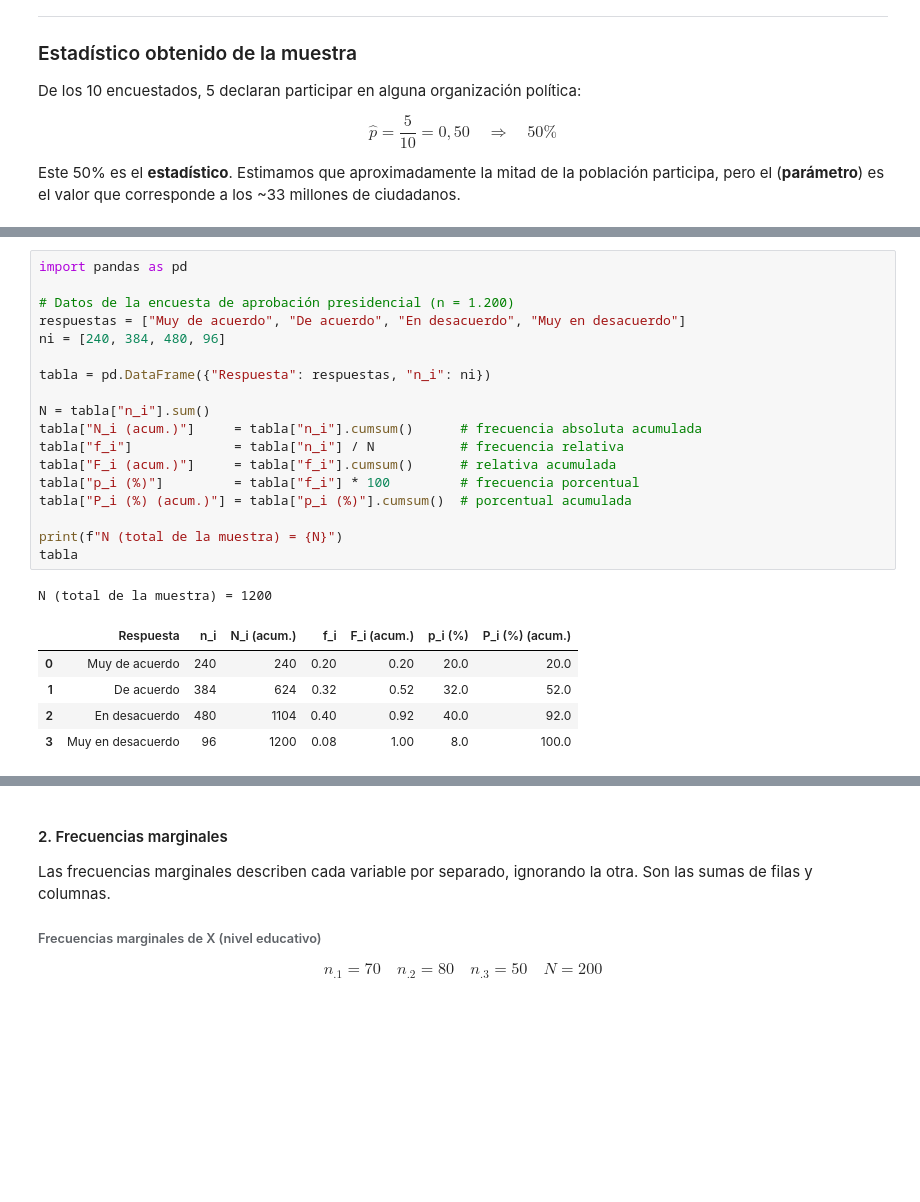
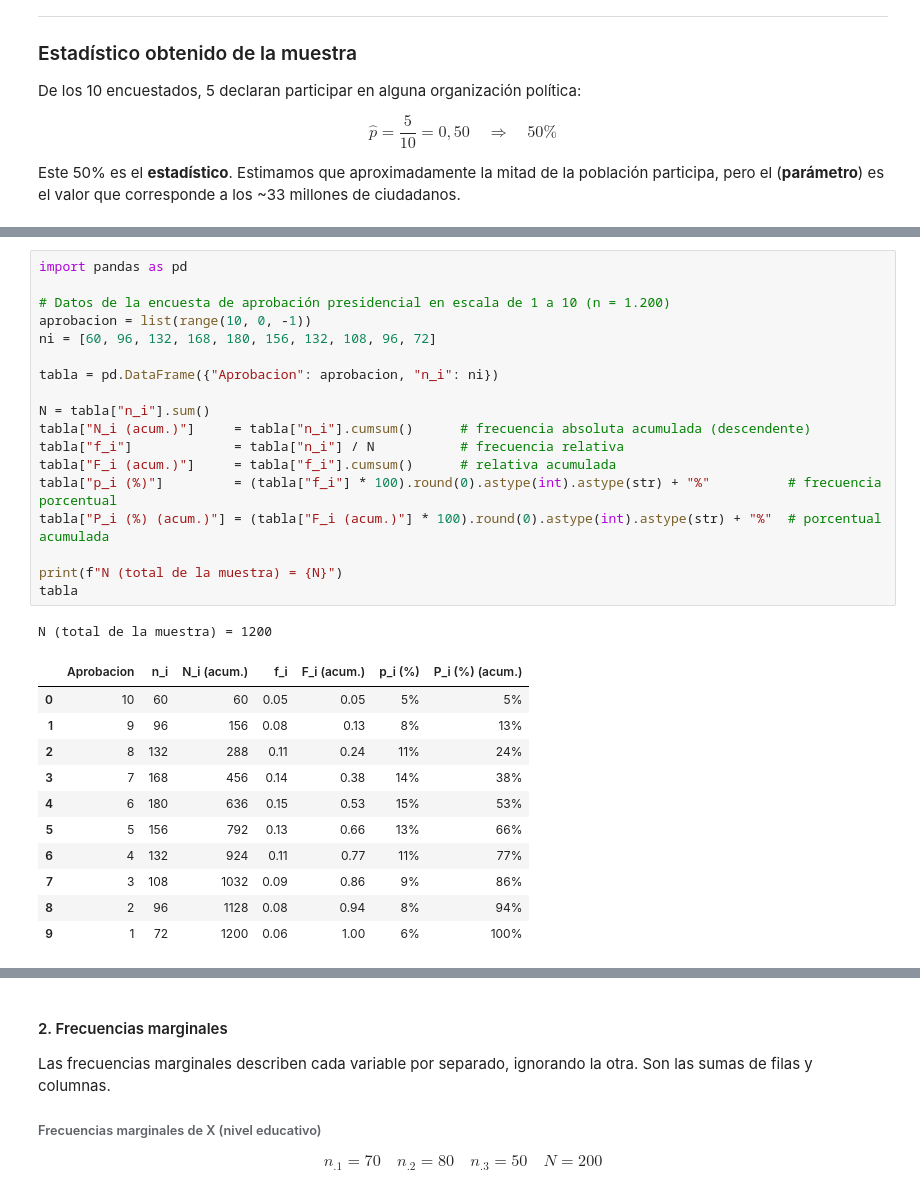
Before and after one commit to charosanchezinda-spec/met4op-2026, a Jupyter notebook: ESTADISTICA/0.Estadistica descriptiva/0.clase.ipynb, the cells around one changed output, grey strips where cells are left out. Saved outputs shown, nothing was run; the diff lists cells and outputs as text; blank space fills up the shorter version.

```diff
--- a/ESTADISTICA/0.Estadistica descriptiva/0.clase.ipynb
+++ b/ESTADISTICA/0.Estadistica descriptiva/0.clase.ipynb
@@ -286,25 +421,31 @@ La frecuencia acumulada permite responder preguntas del tipo
 # %%
 import pandas as pd
 
-# Datos de la encuesta de aprobación presidencial (n = 1.200)
-respuestas = ["Muy de acuerdo", "De acuerdo", "En desacuerdo", "Muy en desacuerdo"]
-ni = [240, 384, 480, 96]
+# Datos de la encuesta de aprobación presidencial en escala de 1 a 10 (n = 1.200)
+aprobacion = list(range(10, 0, -1))
+ni = [60, 96, 132, 168, 180, 156, 132, 108, 96, 72]
 
-tabla = pd.DataFrame({"Respuesta": respuestas, "n_i": ni})
+tabla = pd.DataFrame({"Aprobacion": aprobacion, "n_i": ni})
 
 N = tabla["n_i"].sum()
-tabla["N_i (acum.)"]     = tabla["n_i"].cumsum()      # frecuencia absoluta acumulada
+tabla["N_i (acum.)"]     = tabla["n_i"].cumsum()      # frecuencia absoluta acumulada (descendente)
 tabla["f_i"]             = tabla["n_i"] / N           # frecuencia relativa
 tabla["F_i (acum.)"]     = tabla["f_i"].cumsum()      # relativa acumulada
-tabla["p_i (%)"]         = tabla["f_i"] * 100         # frecuencia porcentual
-tabla["P_i (%) (acum.)"] = tabla["p_i (%)"].cumsum()  # porcentual acumulada
+tabla["p_i (%)"]         = (tabla["f_i"] * 100).round(0).astype(int).astype(str) + "%"          # frecuencia porcentual
+tabla["P_i (%) (acum.)"] = (tabla["F_i (acum.)"] * 100).round(0).astype(int).astype(str) + "%"  # porcentual acumulada
 
 print(f"N (total de la muestra) = {N}")
 tabla
 # %% [output]
 N (total de la muestra) = 1200
-|  | Respuesta | n_i | N_i (acum.) | f_i | F_i (acum.) | p_i (%) | P_i (%) (acum.) |
-| 0 | Muy de acuerdo | 240 | 240 | 0.20 | 0.20 | 20.0 | 20.0 |
-| 1 | De acuerdo | 384 | 624 | 0.32 | 0.52 | 32.0 | 52.0 |
-| 2 | En desacuerdo | 480 | 1104 | 0.40 | 0.92 | 40.0 | 92.0 |
-| 3 | Muy en desacuerdo | 96 | 1200 | 0.08 | 1.00 | 8.0 | 100.0 |
+|  | Aprobacion | n_i | N_i (acum.) | f_i | F_i (acum.) | p_i (%) | P_i (%) (acum.) |
+| 0 | 10 | 60 | 60 | 0.05 | 0.05 | 5% | 5% |
+| 1 | 9 | 96 | 156 | 0.08 | 0.13 | 8% | 13% |
+| 2 | 8 | 132 | 288 | 0.11 | 0.24 | 11% | 24% |
+| 3 | 7 | 168 | 456 | 0.14 | 0.38 | 14% | 38% |
+| 4 | 6 | 180 | 636 | 0.15 | 0.53 | 15% | 53% |
+| 5 | 5 | 156 | 792 | 0.13 | 0.66 | 13% | 66% |
+| 6 | 4 | 132 | 924 | 0.11 | 0.77 | 11% | 77% |
+| 7 | 3 | 108 | 1032 | 0.09 | 0.86 | 9% | 86% |
+| 8 | 2 | 96 | 1128 | 0.08 | 0.94 | 8% | 94% |
+| 9 | 1 | 72 | 1200 | 0.06 | 1.00 | 6% | 100% |
```
Also changed, not shown: parts of 25 cells of this notebook, 8 other files.
